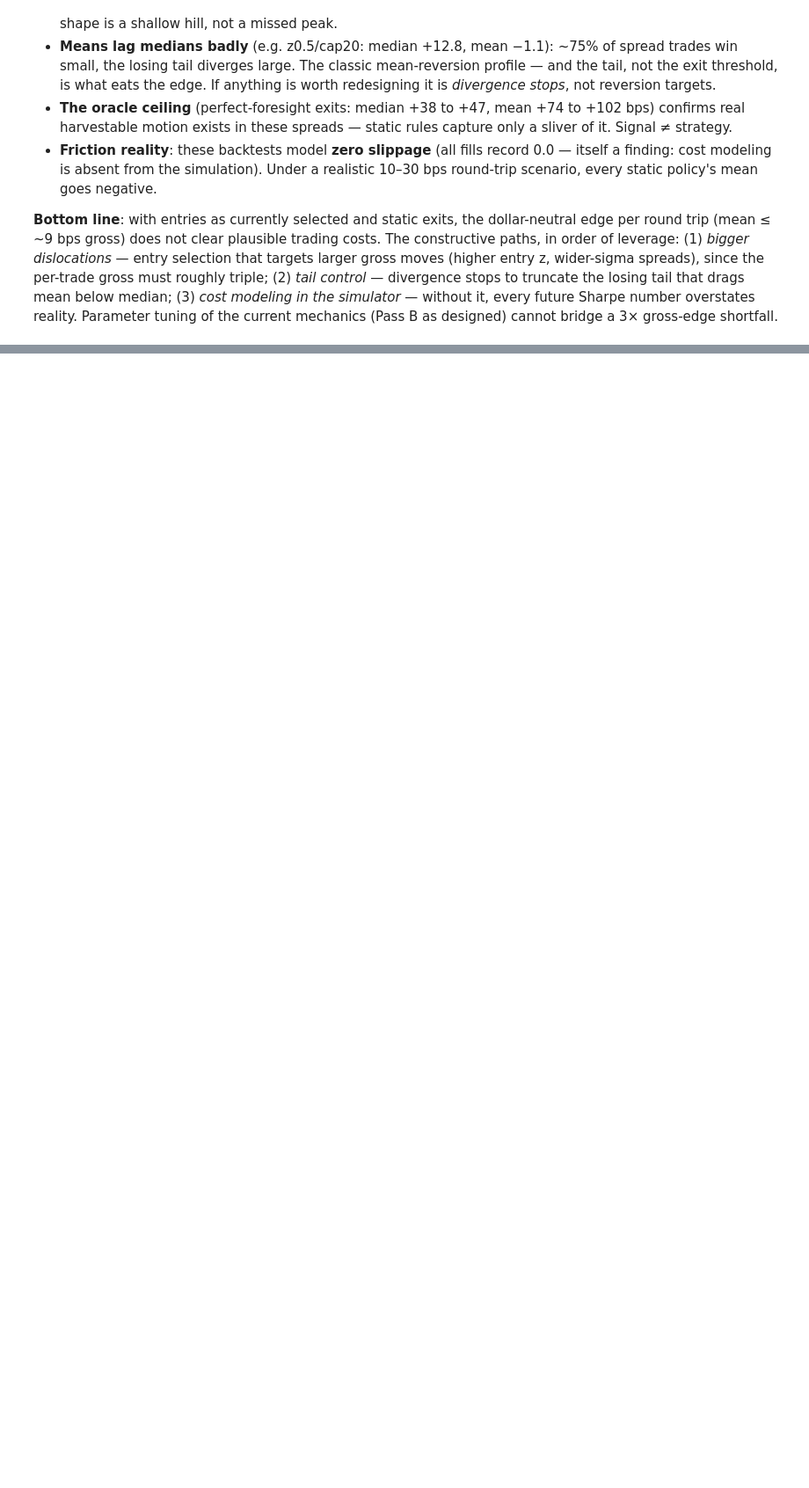
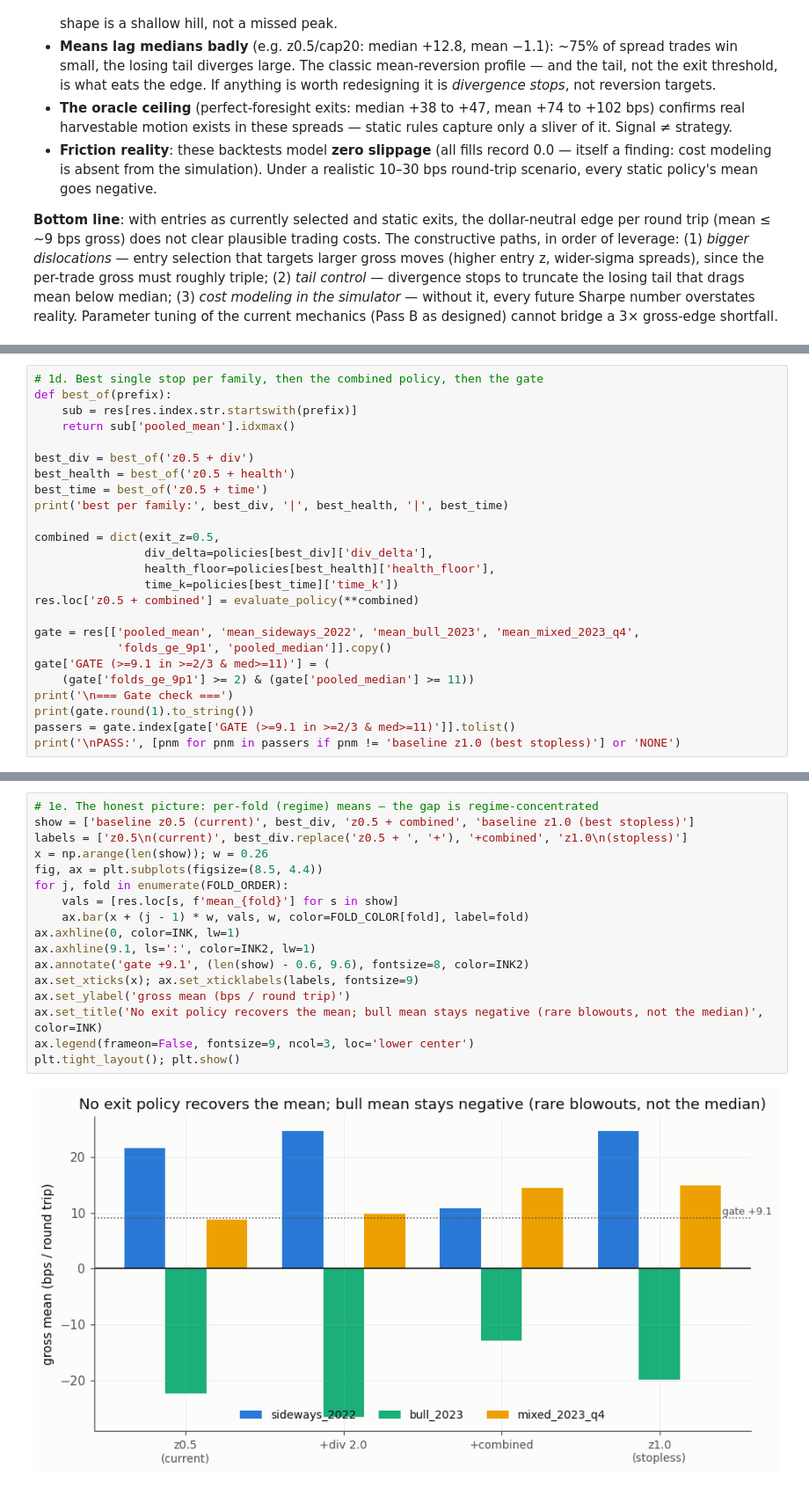
Before and after one commit to gcrosti/lumibob, a Jupyter notebook: notebooks/pass_a_v3_score_signal_retroactive.ipynb, the cells around one changed output, grey strips where cells are left out. Shown at 88% size. Cells and saved outputs as stored; diff of their text form; blank space fills up the shorter version.

```diff
--- a/notebooks/pass_a_v3_score_signal_retroactive.ipynb
+++ b/notebooks/pass_a_v3_score_signal_retroactive.ipynb
@@ -600,0 +745,25 @@ every future Sharpe number overstates reality. Parameter tuning of the current m
+# %%
+# 1d. Best single stop per family, then the combined policy, then the gate
+def best_of(prefix):
+    sub = res[res.index.str.startswith(prefix)]
+    return sub['pooled_mean'].idxmax()
+
+best_div = best_of('z0.5 + div')
+best_health = best_of('z0.5 + health')
+best_time = best_of('z0.5 + time')
+print('best per family:', best_div, '|', best_health, '|', best_time)
+
+combined = dict(exit_z=0.5,
+                div_delta=policies[best_div]['div_delta'],
+                health_floor=policies[best_health]['health_floor'],
+                time_k=policies[best_time]['time_k'])
+res.loc['z0.5 + combined'] = evaluate_policy(**combined)
+
+gate = res[['pooled_mean', 'mean_sideways_2022', 'mean_bull_2023', 'mean_mixed_2023_q4',
+            'folds_ge_9p1', 'pooled_median']].copy()
+gate['GATE (>=9.1 in >=2/3 & med>=11)'] = (
+    (gate['folds_ge_9p1'] >= 2) & (gate['pooled_median'] >= 11))
+print('\n=== Gate check ===')
+print(gate.round(1).to_string())
+passers = gate.index[gate['GATE (>=9.1 in >=2/3 & med>=11)']].tolist()
+print('\nPASS:', [pnm for pnm in passers if pnm != 'baseline z1.0 (best stopless)'] or 'NONE')
@@ -600,0 +790,19 @@ every future Sharpe number overstates reality. Parameter tuning of the current m
+# %%
+# 1e. The honest picture: per-fold (regime) means — the gap is regime-concentrated
+show = ['baseline z0.5 (current)', best_div, 'z0.5 + combined', 'baseline z1.0 (best stopless)']
+labels = ['z0.5\n(current)', best_div.replace('z0.5 + ', '+'), '+combined', 'z1.0\n(stopless)']
+x = np.arange(len(show)); w = 0.26
+fig, ax = plt.subplots(figsize=(8.5, 4.4))
+for j, fold in enumerate(FOLD_ORDER):
+    vals = [res.loc[s, f'mean_{fold}'] for s in show]
+    ax.bar(x + (j - 1) * w, vals, w, color=FOLD_COLOR[fold], label=fold)
+ax.axhline(0, color=INK, lw=1)
+ax.axhline(9.1, ls=':', color=INK2, lw=1)
+ax.annotate('gate +9.1', (len(show) - 0.6, 9.6), fontsize=8, color=INK2)
+ax.set_xticks(x); ax.set_xticklabels(labels, fontsize=9)
+ax.set_ylabel('gross mean (bps / round trip)')
+ax.set_title('No exit policy recovers the mean; bull mean stays negative (rare blowouts, not the median)', color=INK)
+ax.legend(frameon=False, fontsize=9, ncol=3, loc='lower center')
+plt.tight_layout(); plt.show()
+# %% [output]
+[figure, added]
```
Also changed, not shown: parts of 9 cells of this notebook, 1 other file.
